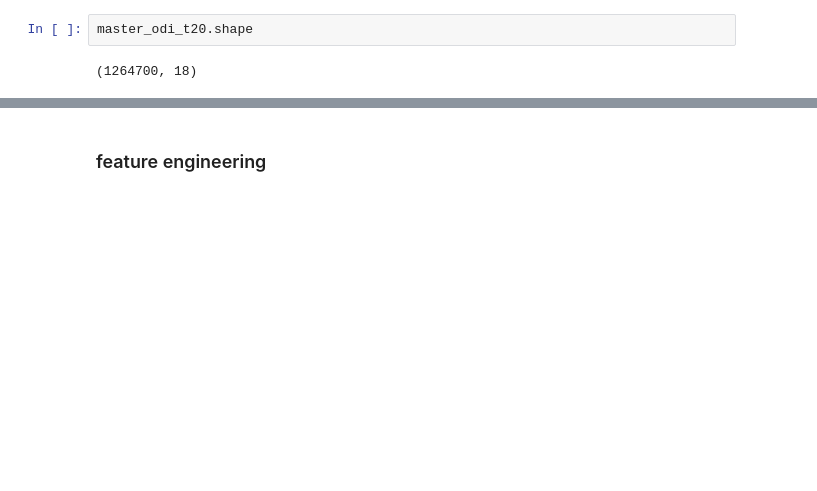
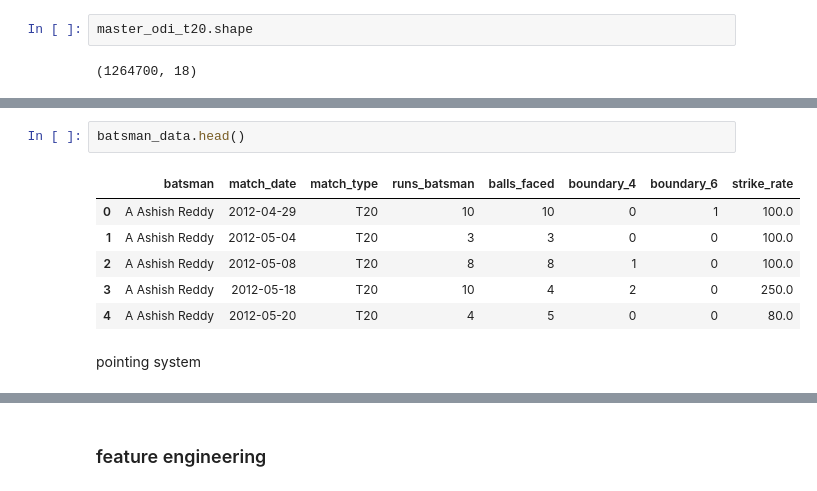
Before and after one commit to thilakghub/cricket, a Jupyter notebook: data-prep/Data_prep_trials.ipynb, the cells around one changed output, grey strips where cells are left out. Drawn from its saved outputs; the diff is of its cells as text; blank space fills up the shorter version.

```diff
--- a/data-prep/Data_prep_trials.ipynb
+++ b/data-prep/Data_prep_trials.ipynb
@@ -50,0 +47,11 @@ array(['A Ashish Reddy', 'A Bagai', 'A Flintoff', 'A Kumble', 'A Mishra',
+# %%
+batsman_data.head()
+# %% [output]
+|  | batsman | match_date | match_type | runs_batsman | balls_faced | boundary_4 | boundary_6 | strike_rate |
+| 0 | A Ashish Reddy | 2012-04-29 | T20 | 10 | 10 | 0 | 1 | 100.0 |
+| 1 | A Ashish Reddy | 2012-05-04 | T20 | 3 | 3 | 0 | 0 | 100.0 |
+| 2 | A Ashish Reddy | 2012-05-08 | T20 | 8 | 8 | 1 | 0 | 100.0 |
+| 3 | A Ashish Reddy | 2012-05-18 | T20 | 10 | 4 | 2 | 0 | 250.0 |
+| 4 | A Ashish Reddy | 2012-05-20 | T20 | 4 | 5 | 0 | 0 | 80.0 |
+# %% [markdown]
+pointing system
```
Also changed, not shown: parts of 18 cells of this notebook, 5 other files.
